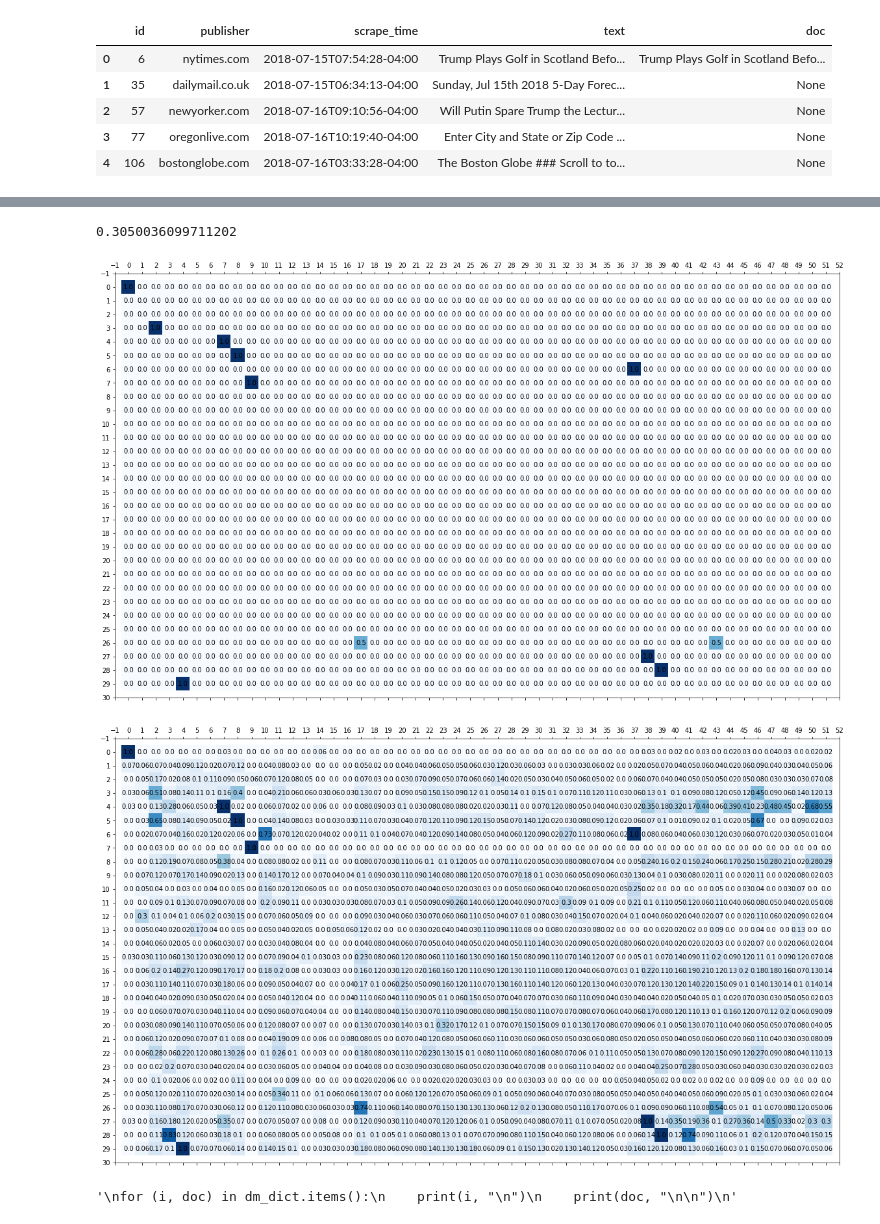
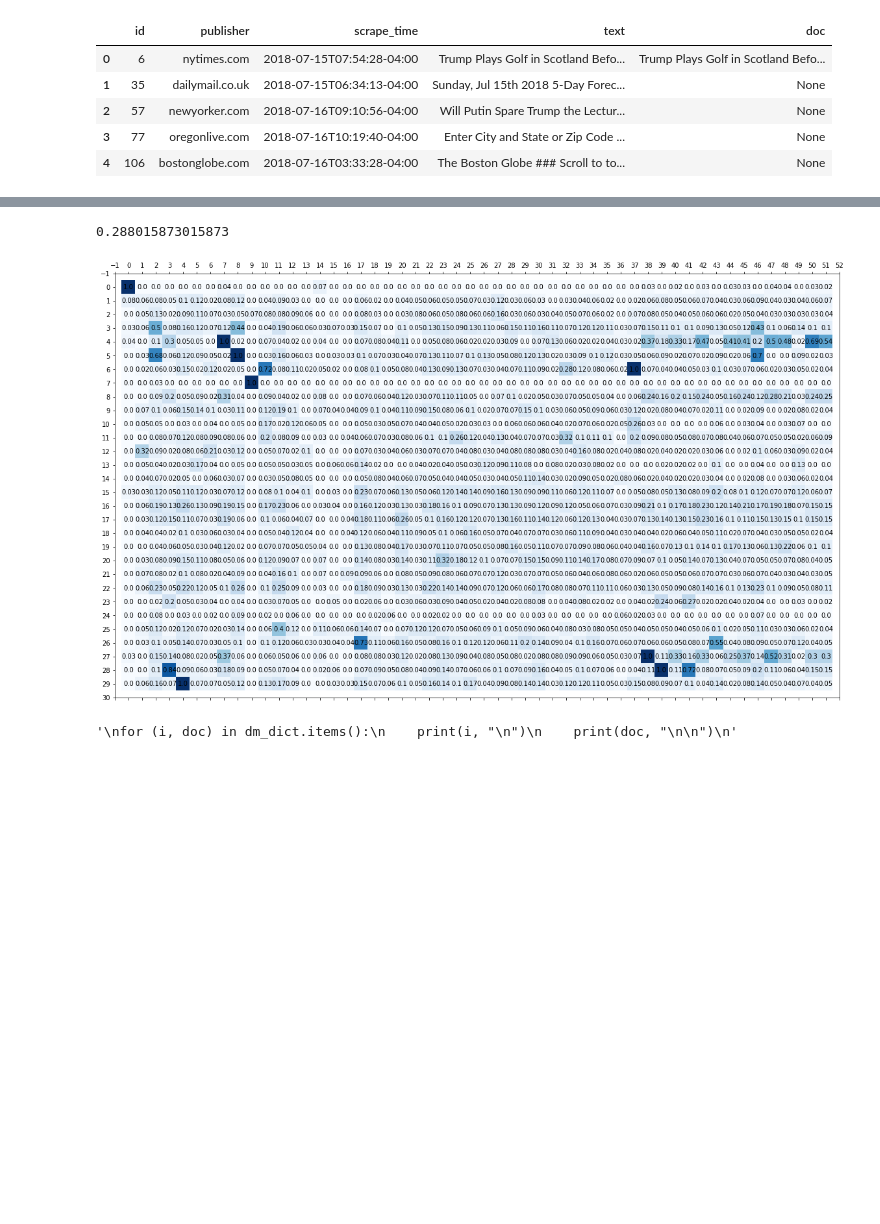
Before and after one commit to asprout/ArticleComparisons, a Jupyter notebook: ArticleSimilarity.ipynb, the cells around one changed output, grey strips where cells are left out. Drawn from its saved outputs; the diff is of its cells as text; code cells hidden in the pictures; blank space fills up the shorter version.

Commit message:
Worked on visualizing results and displaying summary stats

```diff
--- a/ArticleSimilarity.ipynb
+++ b/ArticleSimilarity.ipynb
@@ -178,7 +195,8 @@ ac.display_mat(score_mat, True, axislabels)
 # %%
 id1 = 10864
 id2 = 10852
-ac.display_mat(ac.get_match_matrix(dm_dict[id1], dm_dict[id2]))
+print("Example of a 0.29 pairwise article similarity\n")
+ac.get_match_matrix(dm_dict[id1], dm_dict[id2])
 ac.display_mat(ac.get_jaccard_matrix())
 ac.print_sentence_matches()
 ac.jaccard_score()
@@ -199,10 +217,9 @@ S 4 :  U.S. Department of Homeland Security Secretary Kirstjen Nielsen addresses
 
 S 29 : But coming amid fresh allegations into Russia's attempts to sway the 2016 election, the sessions on election security have a higher level of urgency and interest.
 
         T 4 1.0 : But coming amid fresh allegations into Russia's attempts to sway the 2016 election, the sessions on election security have a higher level of urgency and interest.
-0.3050036099711202
+0.288015873015873
-[figure, old version]
+[figure, new version]
-[figure, removed]
 # %%
 """
 for (i, doc) in dm_dict.items():
```
Also changed, not shown: parts of 19 cells of this notebook, 4 other files.
